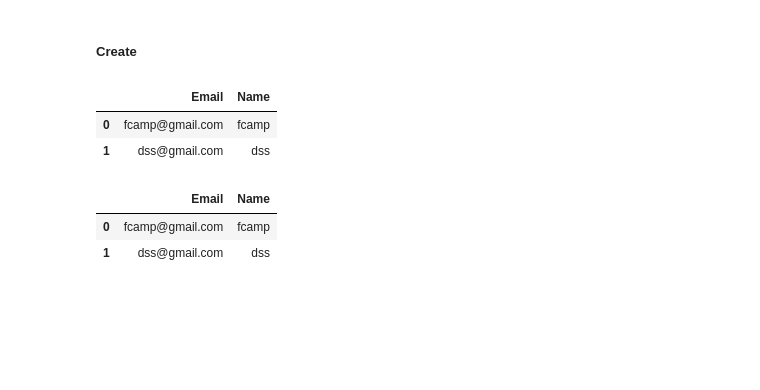
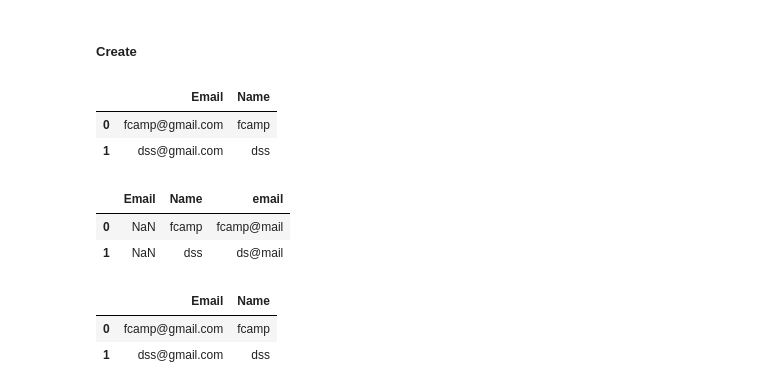
Before and after one commit to jungi21cc/Fastcampus, a Jupyter notebook: WEEK3/pandas/pandas.ipynb, the cells around one changed output. Saved outputs shown, nothing was run; the diff lists cells and outputs as text; code cells hidden in the pictures; blank space fills up the shorter version.

```diff
--- a/WEEK3/pandas/pandas.ipynb
+++ b/WEEK3/pandas/pandas.ipynb
@@ -187,6 +187,17 @@ df
 |  | Email | Name |
 | 0 | fcamp@gmail.com | fcamp |
 | 1 | dss@gmail.com | dss |
+# %%
+import pandas as pd
+
+df= pd.DataFrame(columns = ["Email", "Name"])
+df["Name"] = ["fcamp", "dss"]
+df["email"] = ["fcamp@mail", "ds@mail"] #'E'mail and 'e'mail does not match. created a new 'email' column.
+df
+# %% [output]
+|  | Email | Name | email |
+| 0 | NaN | fcamp | fcamp@mail |
+| 1 | NaN | dss | ds@mail |
 # %%
 # create 2
 # 딕셔너리 데이터 타입으로 DataFrame 만들기
```
Also changed, not shown: 1 other file.
